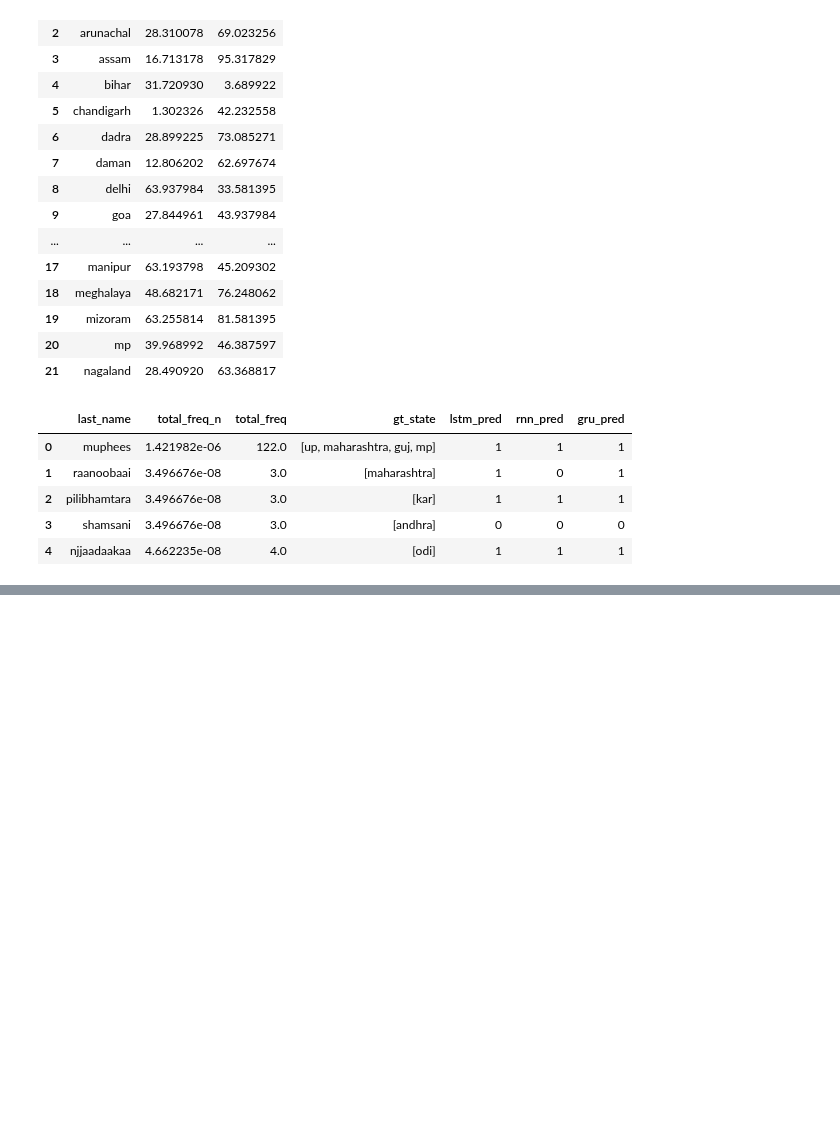
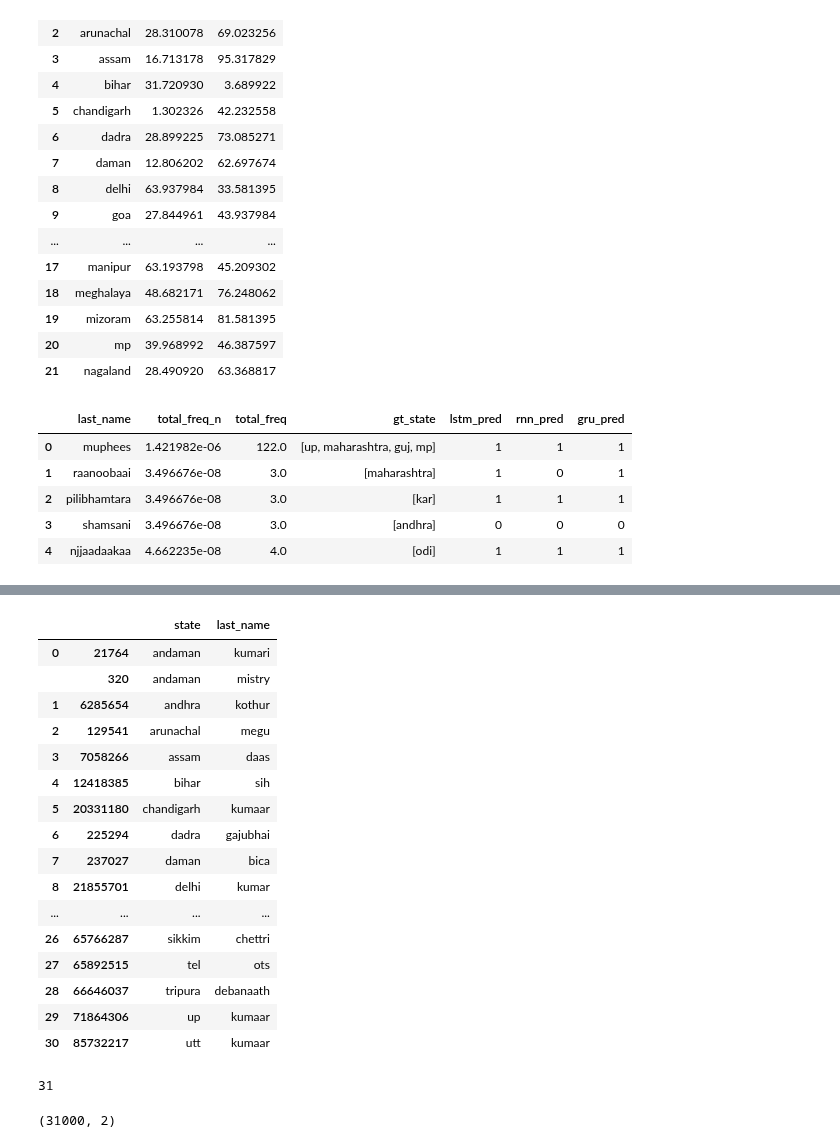
Before and after one commit to appeler/instate, a Jupyter notebook: instate/models/model_dnn_gpu.ipynb, the cells around one changed output, grey strips where cells are left out. Saved outputs shown, nothing was run; the diff lists cells and outputs as text; code cells hidden in the pictures; blank space fills up the shorter version.

```diff
--- a/instate/models/model_dnn_gpu.ipynb
+++ b/instate/models/model_dnn_gpu.ipynb
@@ -909,0 +919,2 @@ out_df.head()
+# %%
+test_data_clean =  test_data[test_data["last_name"].str.contains('[a-z]',  na=False)]
@@ -909,0 +927,28 @@ out_df.head()
+# %%
+strat_data.iloc[::999, :]
+# %% [output]
+|  |  | state | last_name |
+| 0 | 21764 | andaman | kumari |
+|  | 320 | andaman | mistry |
+| 1 | 6285654 | andhra | kothur |
+| 2 | 129541 | arunachal | megu |
+| 3 | 7058266 | assam | daas |
+| 4 | 12418385 | bihar | sih |
+| 5 | 20331180 | chandigarh | kumaar |
+| 6 | 225294 | dadra | gajubhai |
+| 7 | 237027 | daman | bica |
+| 8 | 21855701 | delhi | kumar |
+| ... | ... | ... | ... |
+| 26 | 65766287 | sikkim | chettri |
+| 27 | 65892515 | tel | ots |
+| 28 | 66646037 | tripura | debanaath |
+| 29 | 71864306 | up | kumaar |
+| 30 | 85732217 | utt | kumaar |
+# %%
+len(strat_data["state"].unique())
+# %% [output]
+31
+# %%
+strat_data.shape
+# %% [output]
+(31000, 2)
```
Also changed, not shown: parts of 12 cells of this notebook.
